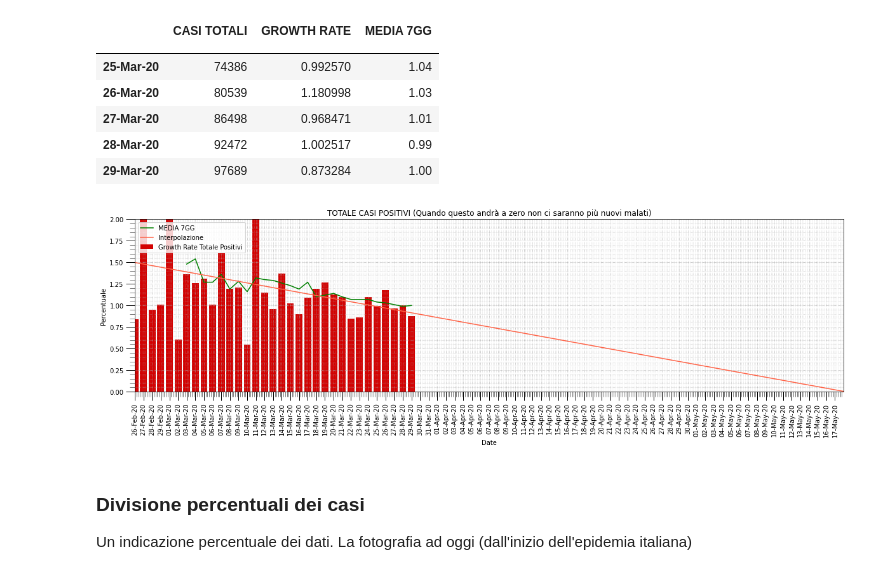
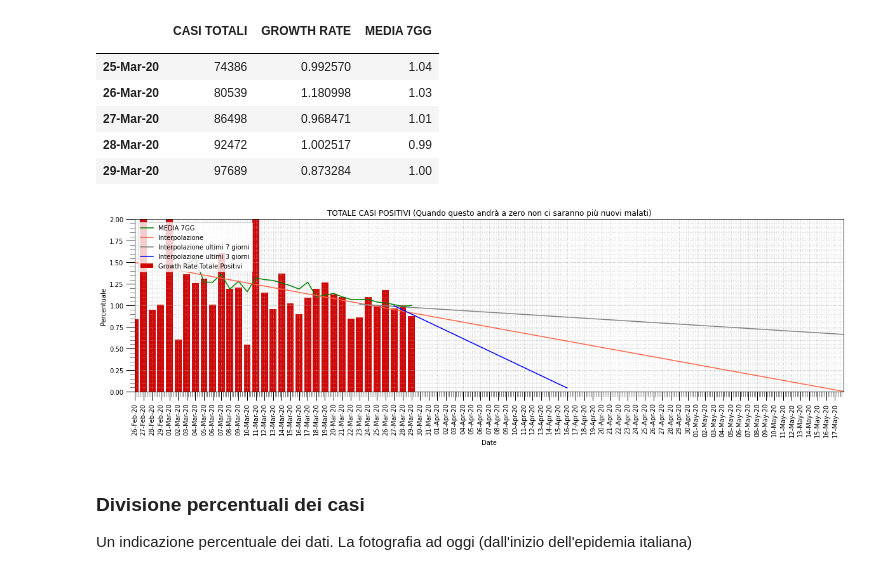
Before and after one commit to pasalino/Covid-19-PyAnalysis, a Jupyter notebook: Covid-19.ipynb, the cells around one changed output. Saved outputs shown, nothing was run; the diff lists cells and outputs as text; code cells hidden in the pictures.

```diff
--- a/Covid-19.ipynb
+++ b/Covid-19.ipynb
@@ -528,23 +528,36 @@ show_table(gf, 5).drop('diff', axis=1).rename(columns={'gr': 'GROWTH RATE', 'avg
 # %%
 data_y = gf[2:]['gr']
 
 x_int, y_int, x_label, series = interpolation(data_y)
+
+l=len(data_y)-7
+x_int2, y_int2, _, _ = interpolation(data_y[l:])
+x_int2[0]+=l
+x_int2[1]+=l
+
+
+l=len(data_y)-3
+x_int3, y_int3, _, _ = interpolation(data_y[l:])
+x_int3[0]+=l
+x_int3[1]+=l
 
 fig, ax = plt.subplots()
 
 ax.bar(x_label, series, label='Growth Rate Totale Positivi', color=COL_ATTUALMENTE_POSITIVI)
 ay = gf[2:].plot(kind='line', x='data', y=['avg_gf'], color=[COL_AVG], rot=90, label=['MEDIA 7GG'], ax=ax)
 
 plt.plot(x_int, y_int, color='tomato', label='Interpolazione')
+plt.plot(x_int2, y_int2, color='grey', label='Interpolazione ultimi 7 giorni')
+plt.plot(x_int3, y_int3, color='blue', label='Interpolazione ultimi 3 giorni')
 ax.set_xlim(0,len(series))
 ax.set_xticklabels(x_label, rotation=90)
 
 ax.set_ylim(0,2)
 ax.set_title("TOTALE CASI POSITIVI (Quando questo andrà a zero non ci saranno più nuovi malati)")
 ax.set_ylabel('Percentuale')
 beautify_graph(ax)
 # %% [output]
-[figure, old version]
+[figure, new version]
 # %% [markdown]
 ### Divisione percentuali dei casi
 Un indicazione percentuale dei dati. La fotografia ad oggi (dall'inizio dell'epidemia italiana)
```
